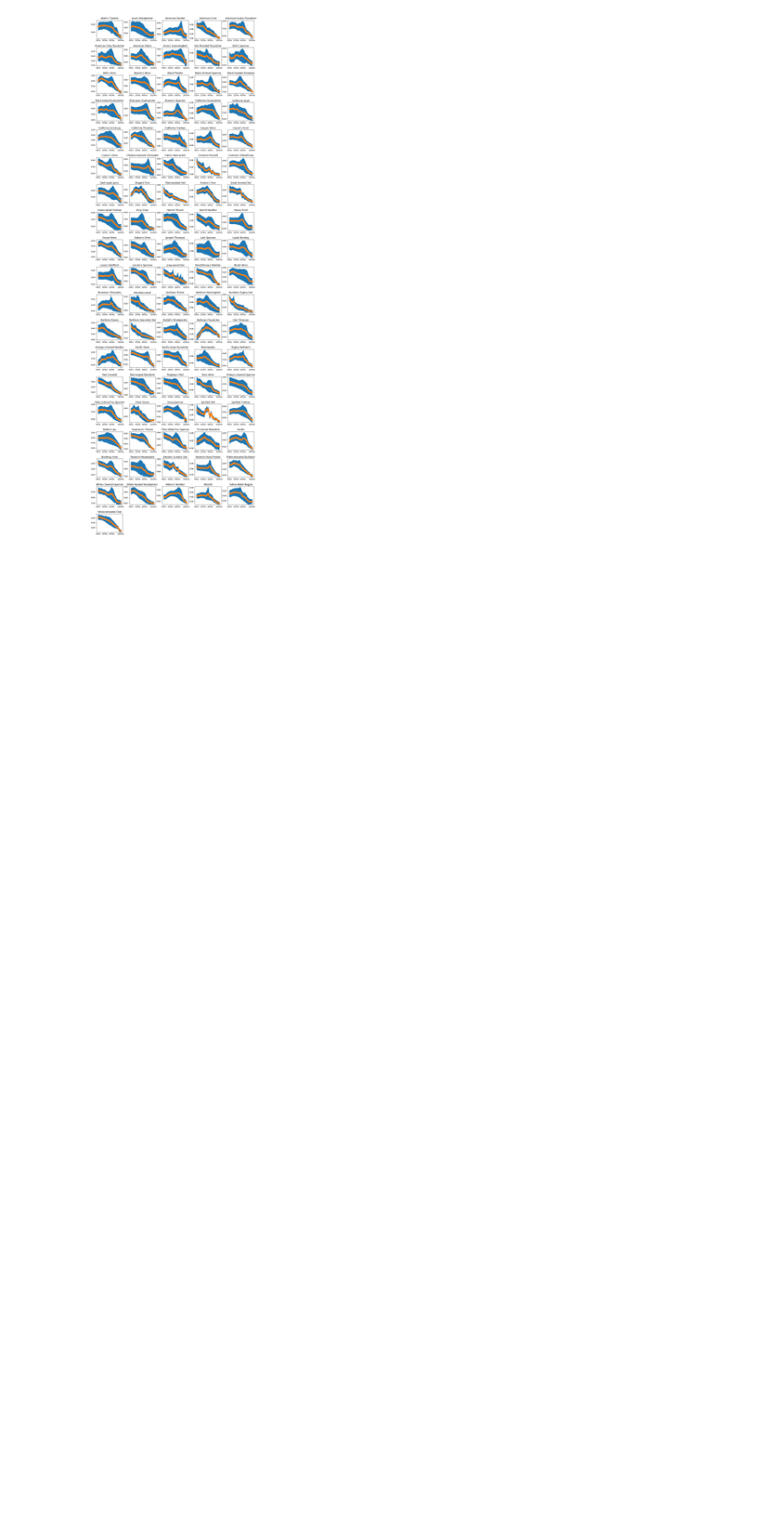
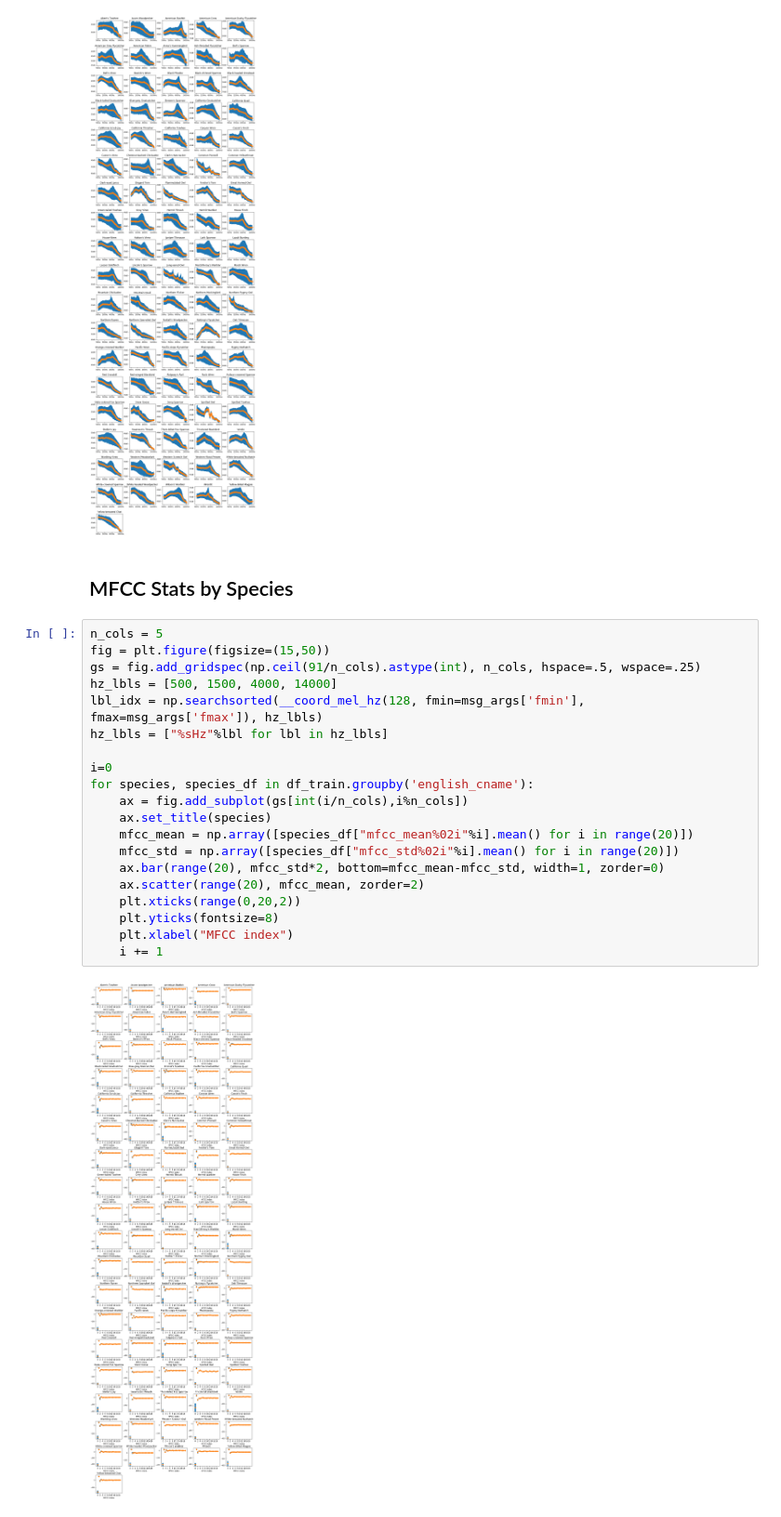
Before and after one commit to samhiatt/avian_vocalizations, a Jupyter notebook: notebooks/Preprocessing.ipynb, the cells around one changed output. Shown at 93% size. Cells and saved outputs as stored; diff of their text form; blank space fills up the shorter version.

```diff
--- a/notebooks/Preprocessing.ipynb
+++ b/notebooks/Preprocessing.ipynb
@@ -253,3 +253,27 @@ for species, species_df in df_train.groupby('english_cname'):
     i += 1
 # %% [output]
 [figure]
+# %% [markdown]
+## MFCC Stats by Species
+# %%
+n_cols = 5
+fig = plt.figure(figsize=(15,50))
+gs = fig.add_gridspec(np.ceil(91/n_cols).astype(int), n_cols, hspace=.5, wspace=.25)
+hz_lbls = [500, 1500, 4000, 14000]
+lbl_idx = np.searchsorted(__coord_mel_hz(128, fmin=msg_args['fmin'], fmax=msg_args['fmax']), hz_lbls)
+hz_lbls = ["%sHz"%lbl for lbl in hz_lbls]
+
+i=0
+for species, species_df in df_train.groupby('english_cname'):
+    ax = fig.add_subplot(gs[int(i/n_cols),i%n_cols])
+    ax.set_title(species)
+    mfcc_mean = np.array([species_df["mfcc_mean%02i"%i].mean() for i in range(20)])
+    mfcc_std = np.array([species_df["mfcc_std%02i"%i].mean() for i in range(20)])
+    ax.bar(range(20), mfcc_std*2, bottom=mfcc_mean-mfcc_std, width=1, zorder=0)
+    ax.scatter(range(20), mfcc_mean, zorder=2)
+    plt.xticks(range(0,20,2))
+    plt.yticks(fontsize=8)
+    plt.xlabel("MFCC index")
+    i += 1
+# %% [output]
+[figure, added]
```
Also changed, not shown: parts of 3 cells of this notebook.
